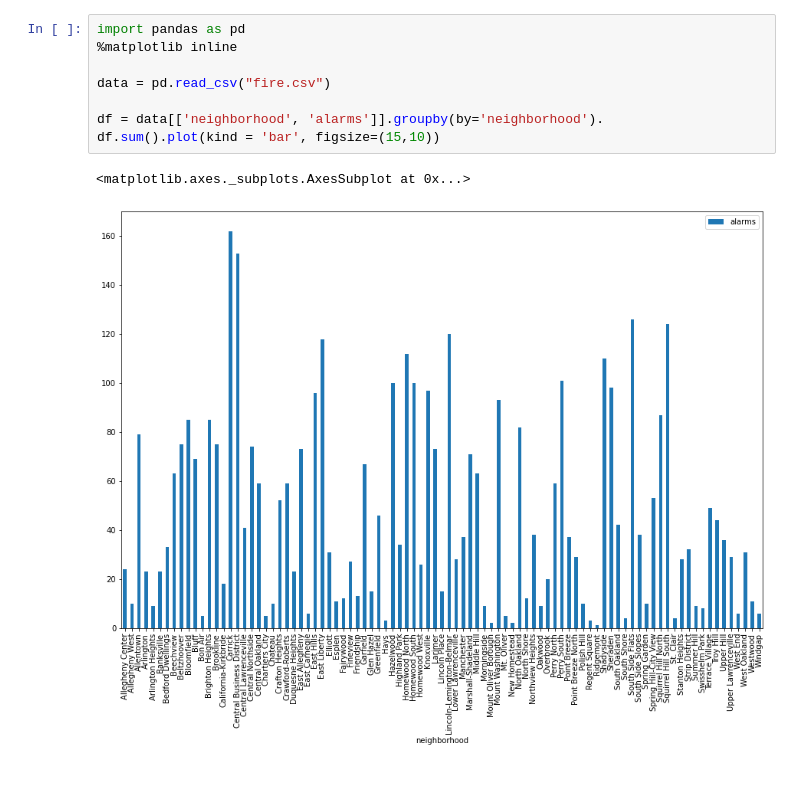
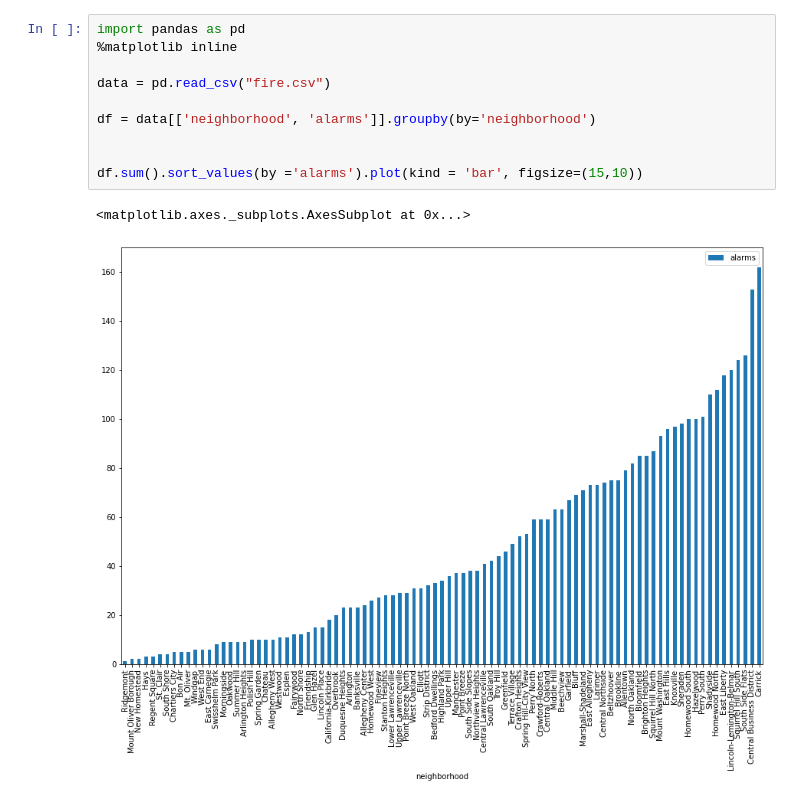
Before and after one commit to Steven-Jarmell/CS0010-FinalProject, a Jupyter notebook: FireDataSet.ipynb, the cells around one changed output. Saved outputs shown, nothing was run; the diff lists cells and outputs as text.

```diff
--- a/FireDataSet.ipynb
+++ b/FireDataSet.ipynb
@@ -1,11 +1,13 @@
 # %%
 import pandas as pd
 %matplotlib inline
 
 data = pd.read_csv("fire.csv")
 
-df = data[['neighborhood', 'alarms']].groupby(by='neighborhood').
-df.sum().plot(kind = 'bar', figsize=(15,10))
+df = data[['neighborhood', 'alarms']].groupby(by='neighborhood')
+
+
+df.sum().sort_values(by ='alarms').plot(kind = 'bar', figsize=(15,10))
 # %% [output]
 <matplotlib.axes._subplots.AxesSubplot at 0x...>
-[figure, old version]
+[figure, new version]
```
Also changed, not shown: parts of 1 cell of this notebook.
